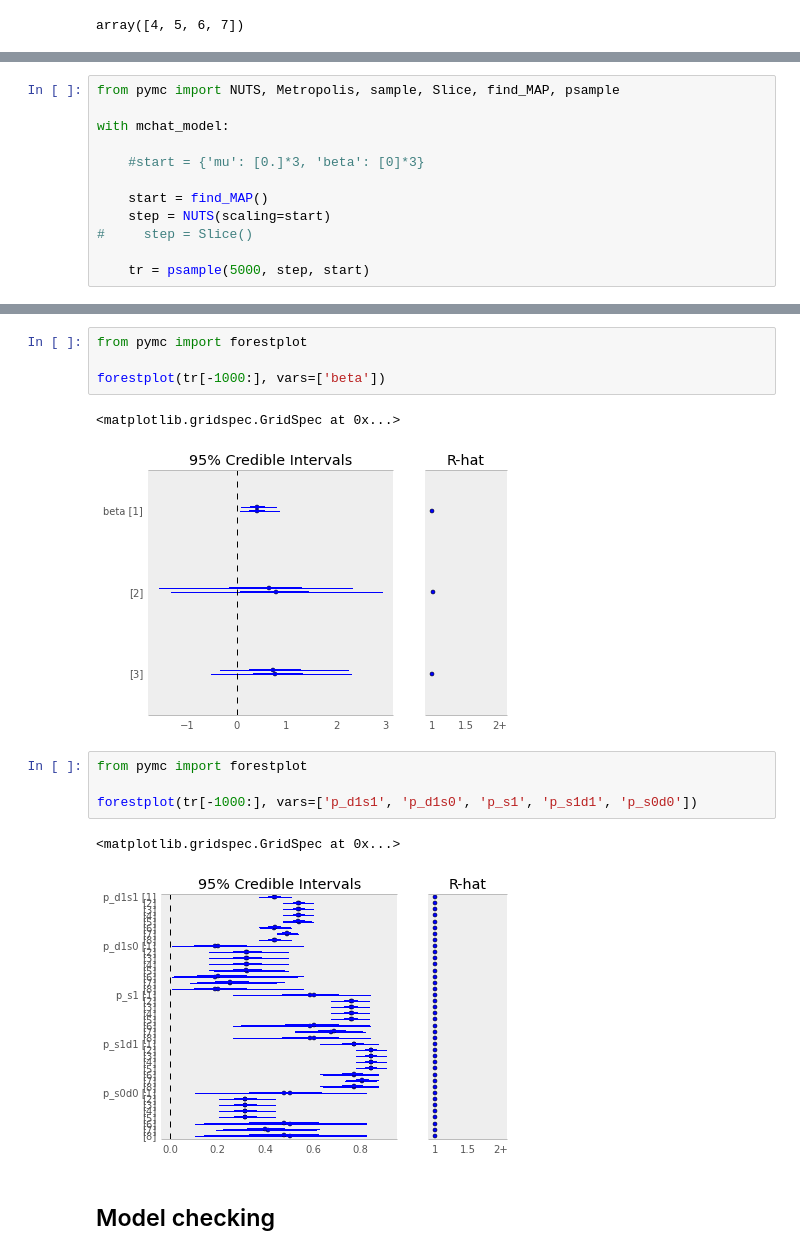
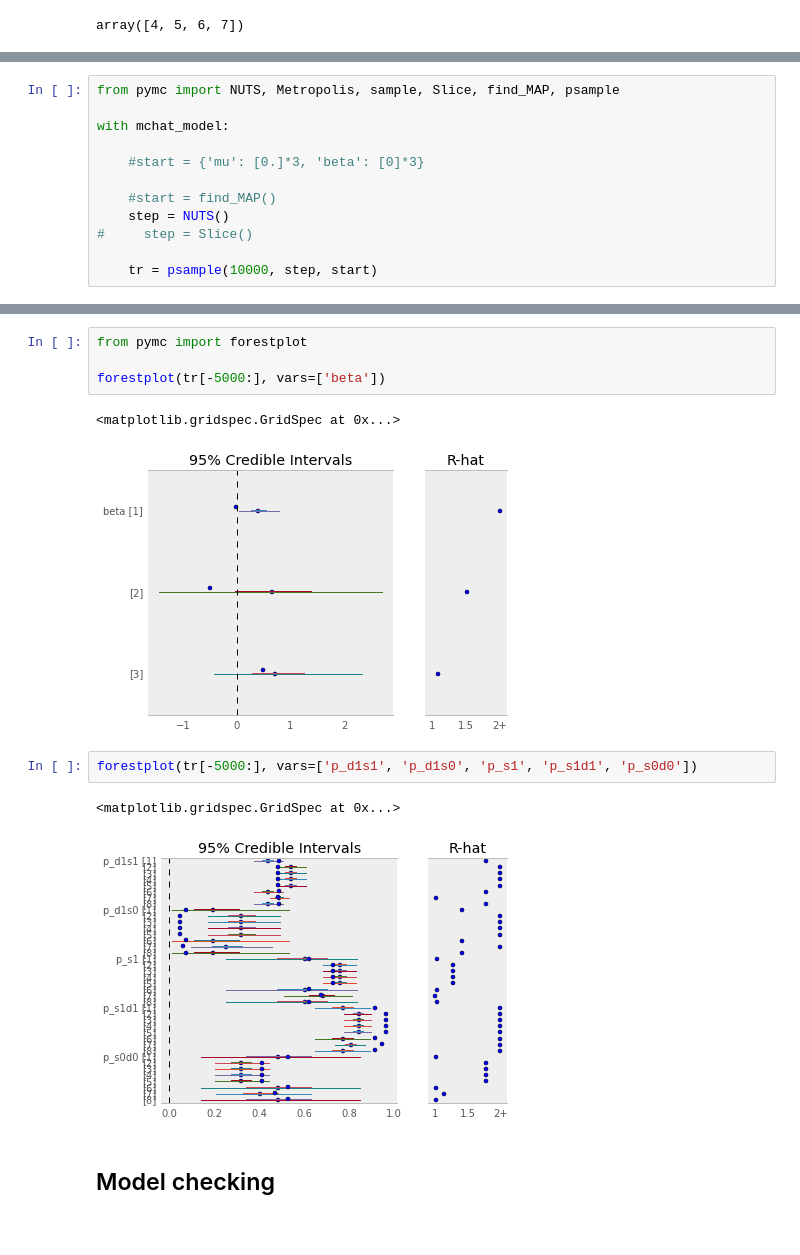
Before and after one commit to fonnesbeck/autism_screening, a Jupyter notebook: Autism Screening Meta-analysis.ipynb, the cells around one changed output, grey strips where cells are left out. Saved outputs shown, nothing was run; the diff lists cells and outputs as text.

```diff
--- a/Autism Screening Meta-analysis.ipynb
+++ b/Autism Screening Meta-analysis.ipynb
@@ -272,11 +274,11 @@ with mchat_model:
 
     #start = {'mu': [0.]*3, 'beta': [0]*3}
 
-    start = find_MAP()
-    step = NUTS(scaling=start)
+    #start = find_MAP()
+    step = NUTS()
 #     step = Slice()
 
-    tr = psample(5000, step, start)
+    tr = psample(10000, step, start)
 # %%
 from pymc import summary
 summary(tr, vars=['Ep'])
@@ -300,16 +300,14 @@ Ep:
 # %%
 from pymc import forestplot
 
-forestplot(tr[-1000:], vars=['beta'])
+forestplot(tr[-5000:], vars=['beta'])
 # %% [output]
 <matplotlib.gridspec.GridSpec at 0x...>
-[figure, old version]
+[figure, new version]
 # %%
-from pymc import forestplot
-
-forestplot(tr[-1000:], vars=['p_d1s1', 'p_d1s0', 'p_s1', 'p_s1d1', 'p_s0d0'])
+forestplot(tr[-5000:], vars=['p_d1s1', 'p_d1s0', 'p_s1', 'p_s1d1', 'p_s0d0'])
 # %% [output]
 <matplotlib.gridspec.GridSpec at 0x...>
-[figure, old version]
+[figure, new version]
 # %% [markdown]
 ## Model checking
```
Also changed, not shown: parts of 44 cells of this notebook.
